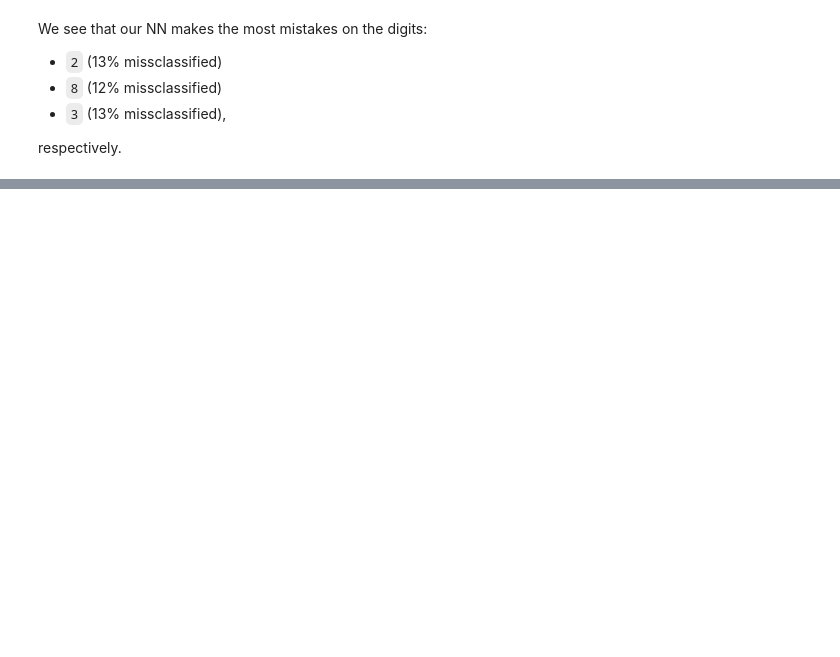
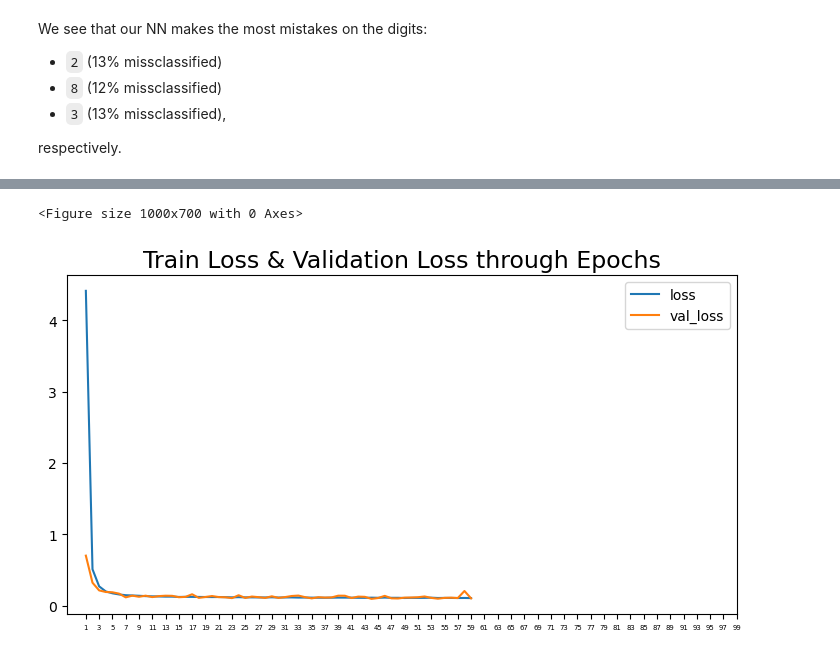
Before and after one commit to Gregoritsch3/DL_Digit_Recognition, a Jupyter notebook: DL_DigitRecognition.ipynb, the cells around one changed output, grey strips where cells are left out. Cells and saved outputs as stored; diff of their text form; code cells hidden in the pictures; blank space fills up the shorter version.

```diff
--- a/DL_DigitRecognition.ipynb
+++ b/DL_DigitRecognition.ipynb
@@ -110,0 +213,15 @@ respectively.
+# %%
+#Constructing CNN using Functional API
+input_img = tf.keras.Input(shape=(28,28,1))
+
+Z1 = Conv2D(filters=8, kernel_size=(4,4), strides=1, padding='same')(input_img)
+A1 = ReLU()(Z1)
+P1 = MaxPool2D(pool_size=(8,8), strides=8, padding='same')(A1)
+#Z2 = Conv2D(filters=16, kernel_size=(2,2), strides=1, padding='same')(P1)
+#A2 = ReLU()(Z2)
+#P2 = MaxPool2D(pool_size=(4,4), strides=4, padding='same')(A2)
+F = Flatten()(P1)
+
+outputs = Dense(units=10, activation='softmax')(F)
+
+model_cnn = tf.keras.Model(inputs=input_img, outputs=outputs)
@@ -110,0 +253,8 @@ respectively.
+# %%
+model_cnn.compile(optimizer='adam',
+                  loss='sparse_categorical_crossentropy',
+                  metrics=['accuracy'])
+
+early_stopping = EarlyStopping(monitor='val_loss', patience=15, restore_best_weights=True)
+
+history_cnn = model_cnn.fit(X_train, y_train, epochs=100, validation_data=(X_test, y_test), callbacks=[early_stopping])
@@ -110,0 +279,20 @@ respectively.
+# %%
+#Saving history into a file
+with open("files/history_log_CNN.txt", "wb") as f:
+    pickle.dump(history_cnn.history, f)
+
+#Convert into dataframe for loss-epoch plots
+history_cnn = pd.DataFrame(history_cnn.history)
+# %%
+#Plotting loss through different epochs
+fig = plt.figure(figsize=(10,7))
+(history_cnn[['loss', 'val_loss']]).plot(figsize=(8,5))
+plt.title("Train Loss & Validation Loss through Epochs", fontsize=17)
+plt.tight_layout(pad=4)
+ticks = np.arange(0,100,2)
+plt.xticks(ticks=ticks, labels=[i+1 for i in ticks], fontsize=5)
+plt.savefig("images/Loss_Val_Loss_CNN.png", bbox_inches="tight")
+plt.show()
+# %% [output]
+<Figure size 1000x700 with 0 Axes>
+[figure, added]
```
Also changed, not shown: parts of 27 cells of this notebook, 5 other files.
